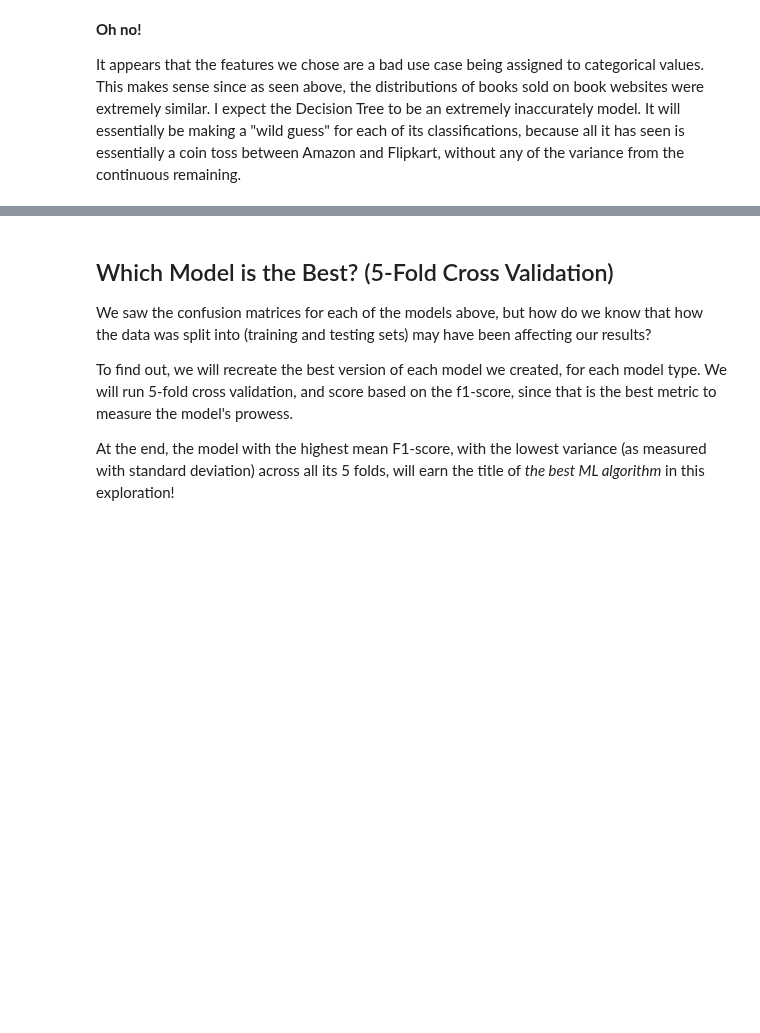
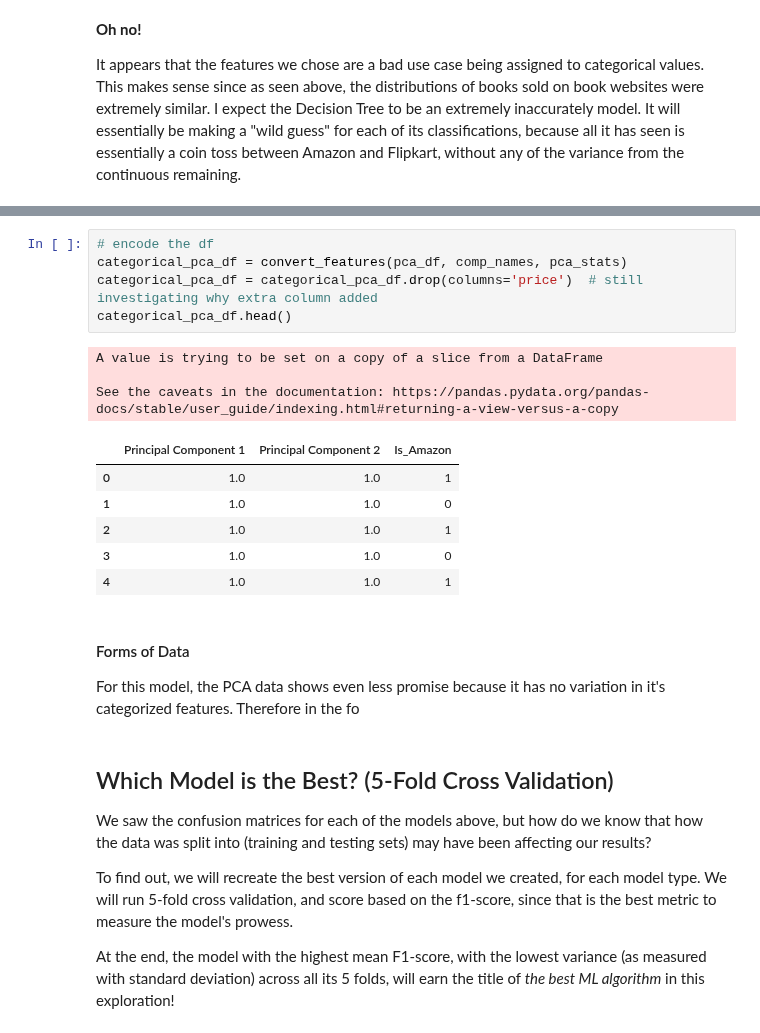
Before and after one commit to UPstartDeveloper/bookstore-classifier, a Jupyter notebook: classifications.ipynb, the cells around one changed output, grey strips where cells are left out. Drawn from its saved outputs; the diff is of its cells as text; blank space fills up the shorter version.

```diff
--- a/classifications.ipynb
+++ b/classifications.ipynb
@@ -1505,3 +1533,22 @@ There are **several** forms of the data we can use for training this model:
+# %%
+# encode the df
+categorical_pca_df = convert_features(pca_df, comp_names, pca_stats)
+categorical_pca_df = categorical_pca_df.drop(columns='price')  # still investigating why extra column added
+categorical_pca_df.head()
+# %% [output]
+A value is trying to be set on a copy of a slice from a DataFrame
+
+See the caveats in the documentation: https://pandas.pydata.org/pandas-docs/stable/user_guide/indexing.html#returning-a-view-versus-a-copy
+|  | Principal Component 1 | Principal Component 2 | Is_Amazon |
+| 0 | 1.0 | 1.0 | 1 |
+| 1 | 1.0 | 1.0 | 0 |
+| 2 | 1.0 | 1.0 | 1 |
+| 3 | 1.0 | 1.0 | 0 |
+| 4 | 1.0 | 1.0 | 1 |
+# %% [markdown]
+#### Forms of Data
+
+For this model, the PCA data shows even less promise because it has no variation in it's categorized features. Therefore in the fo
 # %% [markdown]
 ## Which Model is the Best? (5-Fold Cross Validation)
 We saw the confusion matrices for each of the models above, but how do we know that how the data was split into (training and testing sets) may have been affecting our results?
```
Also changed, not shown: parts of 7 cells of this notebook.
